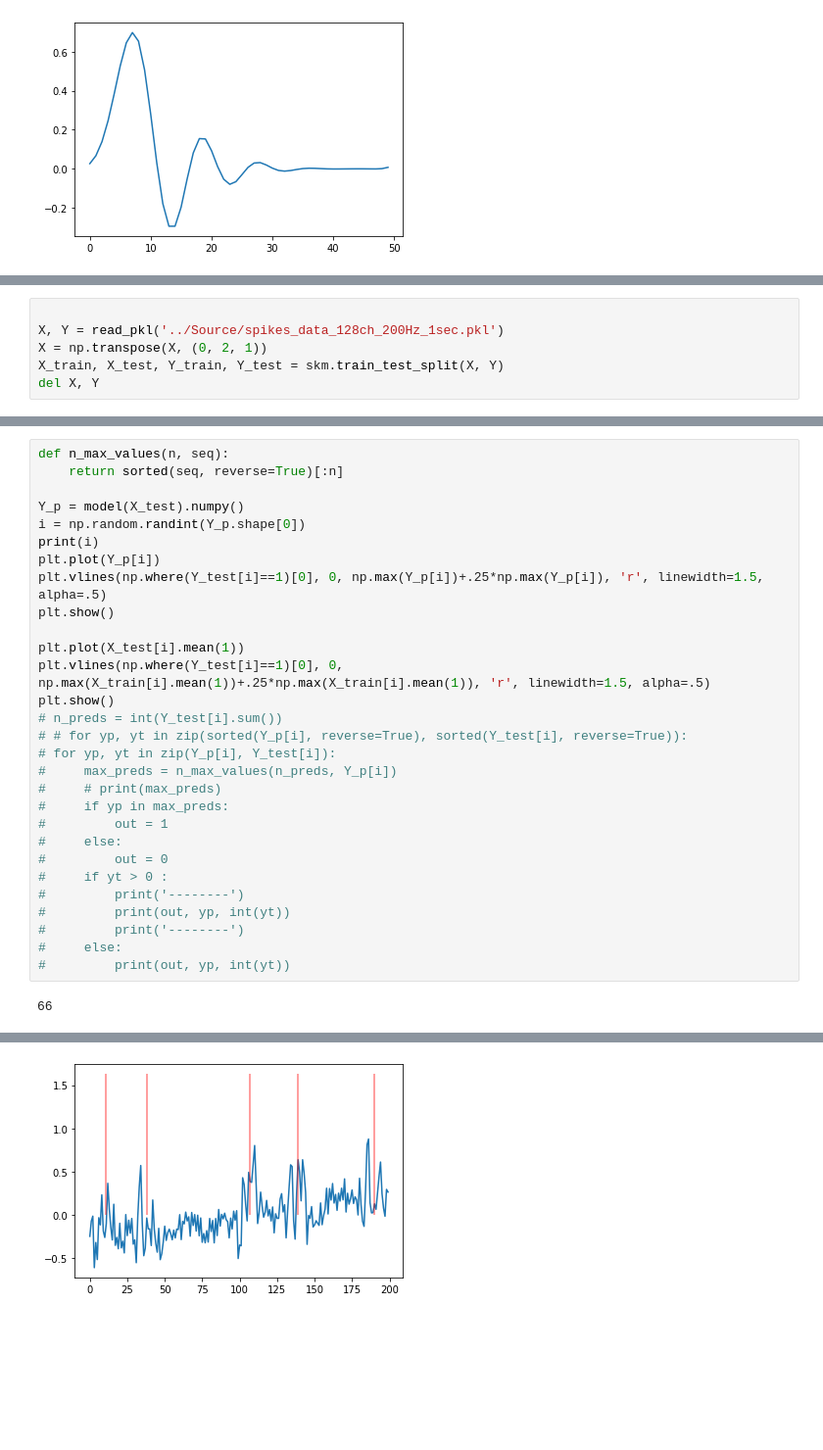
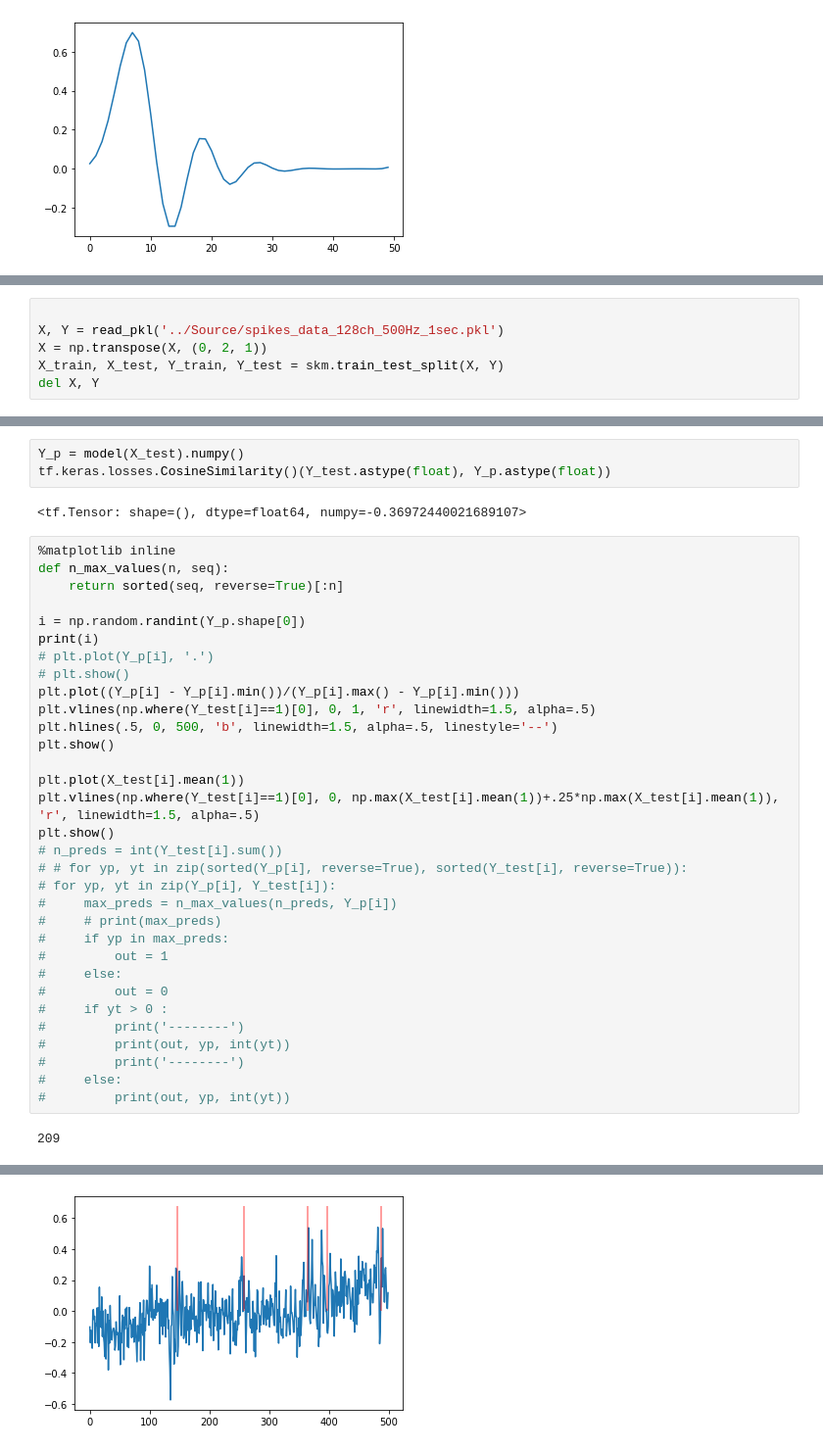
Before and after one commit to 1101AlexZab1011/neural_stuff, a Jupyter notebook: dirty_field/spikes.ipynb, the cells around one changed output, grey strips where cells are left out. Shown at 98% size. Drawn from its saved outputs; the diff is of its cells as text; blank space fills up the shorter version.

```diff
--- a/dirty_field/spikes.ipynb
+++ b/dirty_field/spikes.ipynb
@@ -299,6 +355,6 @@ NameError: name 'X' is not defined
 # %%
 
-X, Y = read_pkl('../Source/spikes_data_128ch_200Hz_1sec.pkl')
+X, Y = read_pkl('../Source/spikes_data_128ch_500Hz_1sec.pkl')
 X = np.transpose(X, (0, 2, 1))
 X_train, X_test, Y_train, Y_test = skm.train_test_split(X, Y)
 del X, Y
@@ -384,16 +965,24 @@ Epoch 50/50
+# %%
+Y_p = model(X_test).numpy()
+tf.keras.losses.CosineSimilarity()(Y_test.astype(float), Y_p.astype(float))
+# %% [output]
+<tf.Tensor: shape=(), dtype=float64, numpy=-0.36972440021689107>
 # %%
+%matplotlib inline
 def n_max_values(n, seq):
     return sorted(seq, reverse=True)[:n]
 
-Y_p = model(X_test).numpy()
 i = np.random.randint(Y_p.shape[0])
 print(i)
-plt.plot(Y_p[i])
-plt.vlines(np.where(Y_test[i]==1)[0], 0, np.max(Y_p[i])+.25*np.max(Y_p[i]), 'r', linewidth=1.5, alpha=.5)
+# plt.plot(Y_p[i], '.')
+# plt.show()
+plt.plot((Y_p[i] - Y_p[i].min())/(Y_p[i].max() - Y_p[i].min()))
+plt.vlines(np.where(Y_test[i]==1)[0], 0, 1, 'r', linewidth=1.5, alpha=.5)
+plt.hlines(.5, 0, 500, 'b', linewidth=1.5, alpha=.5, linestyle='--')
 plt.show()
 
 plt.plot(X_test[i].mean(1))
-plt.vlines(np.where(Y_test[i]==1)[0], 0, np.max(X_train[i].mean(1))+.25*np.max(X_train[i].mean(1)), 'r', linewidth=1.5, alpha=.5)
+plt.vlines(np.where(Y_test[i]==1)[0], 0, np.max(X_test[i].mean(1))+.25*np.max(X_test[i].mean(1)), 'r', linewidth=1.5, alpha=.5)
 plt.show()
 # n_preds = int(Y_test[i].sum())
 # # for yp, yt in zip(sorted(Y_p[i], reverse=True), sorted(Y_test[i], reverse=True)):
@@ -411,4 +1000,4 @@ plt.show()
 #     else:
 #         print(out, yp, int(yt))
 # %% [output]
-66
+209
@@ -416 +1005 @@ plt.show()
-[figure, old version]
+[figure, new version]
```
Also changed, not shown: parts of 11 cells of this notebook.
